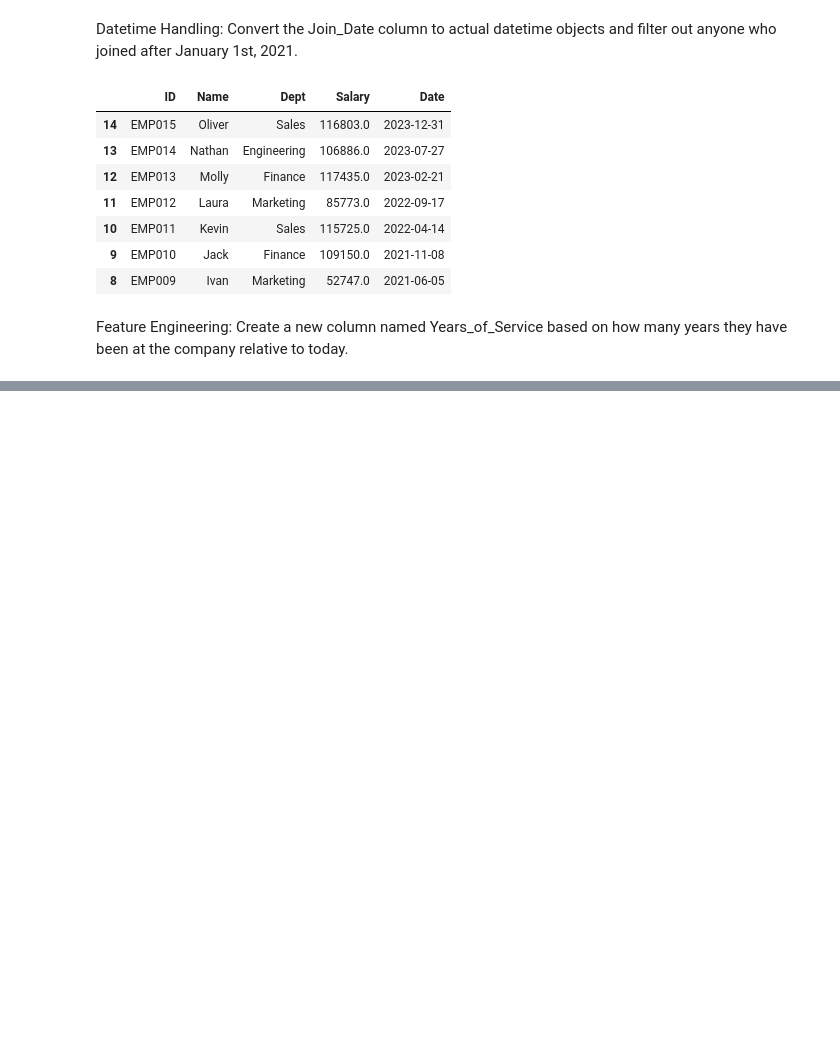
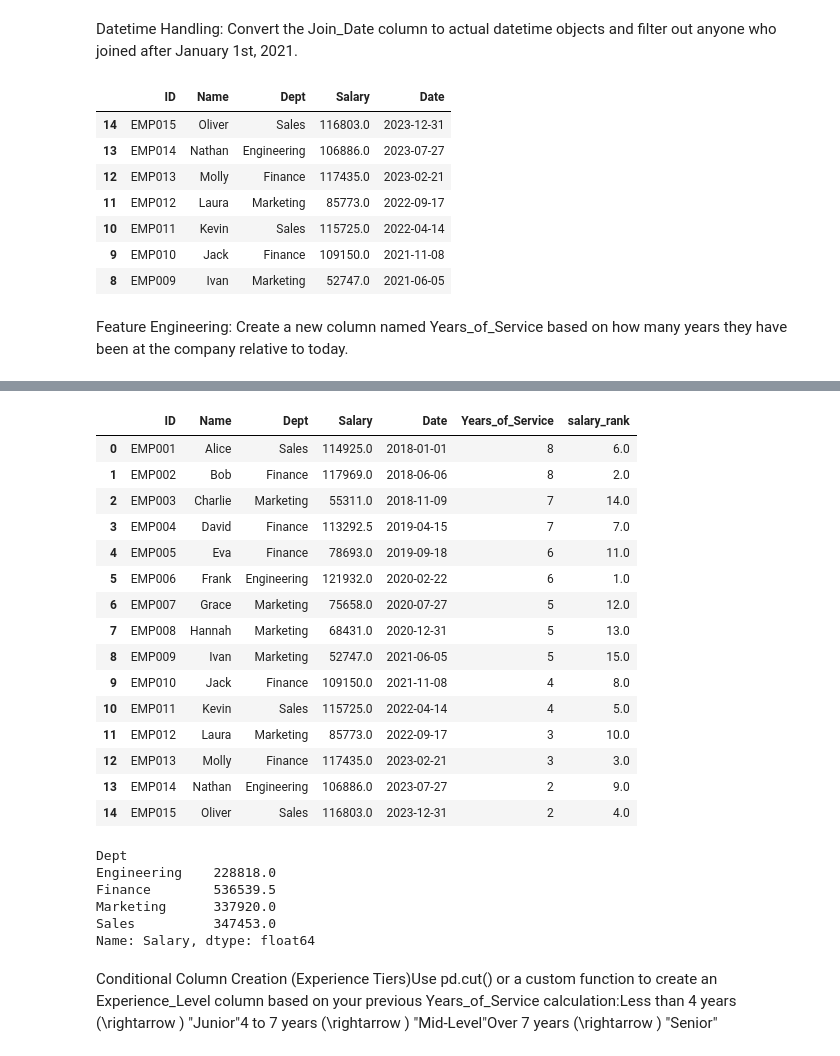
Before and after one commit to waseem123/da-feb-26, a Jupyter notebook: pandas-tutorials/pandas-assignment1.ipynb, the cells around one changed output, grey strips where cells are left out. Drawn from its saved outputs; the diff is of its cells as text; code cells hidden in the pictures; blank space fills up the shorter version.

```diff
--- a/pandas-tutorials/pandas-assignment1.ipynb
+++ b/pandas-tutorials/pandas-assignment1.ipynb
@@ -246,0 +319,33 @@ df
+# %%
+df['salary_rank']=df['Salary'].rank(ascending=False)
+# %%
+df
+# %% [output]
+|  | ID | Name | Dept | Salary | Date | Years_of_Service | salary_rank |
+| 0 | EMP001 | Alice | Sales | 114925.0 | 2018-01-01 | 8 | 6.0 |
+| 1 | EMP002 | Bob | Finance | 117969.0 | 2018-06-06 | 8 | 2.0 |
+| 2 | EMP003 | Charlie | Marketing | 55311.0 | 2018-11-09 | 7 | 14.0 |
+| 3 | EMP004 | David | Finance | 113292.5 | 2019-04-15 | 7 | 7.0 |
+| 4 | EMP005 | Eva | Finance | 78693.0 | 2019-09-18 | 6 | 11.0 |
+| 5 | EMP006 | Frank | Engineering | 121932.0 | 2020-02-22 | 6 | 1.0 |
+| 6 | EMP007 | Grace | Marketing | 75658.0 | 2020-07-27 | 5 | 12.0 |
+| 7 | EMP008 | Hannah | Marketing | 68431.0 | 2020-12-31 | 5 | 13.0 |
+| 8 | EMP009 | Ivan | Marketing | 52747.0 | 2021-06-05 | 5 | 15.0 |
+| 9 | EMP010 | Jack | Finance | 109150.0 | 2021-11-08 | 4 | 8.0 |
+| 10 | EMP011 | Kevin | Sales | 115725.0 | 2022-04-14 | 4 | 5.0 |
+| 11 | EMP012 | Laura | Marketing | 85773.0 | 2022-09-17 | 3 | 10.0 |
+| 12 | EMP013 | Molly | Finance | 117435.0 | 2023-02-21 | 3 | 3.0 |
+| 13 | EMP014 | Nathan | Engineering | 106886.0 | 2023-07-27 | 2 | 9.0 |
+| 14 | EMP015 | Oliver | Sales | 116803.0 | 2023-12-31 | 2 | 4.0 |
+# %%
+deptwise_budget=df_x['Salary'].sum()
+deptwise_budget
+# %% [output]
+Dept
+Engineering    228818.0
+Finance        536539.5
+Marketing      337920.0
+Sales          347453.0
+Name: Salary, dtype: float64
+# %% [markdown]
+Conditional Column Creation (Experience Tiers)Use pd.cut() or a custom function to create an Experience_Level column based on your previous Years_of_Service calculation:Less than 4 years \(\rightarrow \) "Junior"4 to 7 years \(\rightarrow \) "Mid-Level"Over 7 years \(\rightarrow \) "Senior"
```
Also changed, not shown: parts of 9 cells of this notebook.
